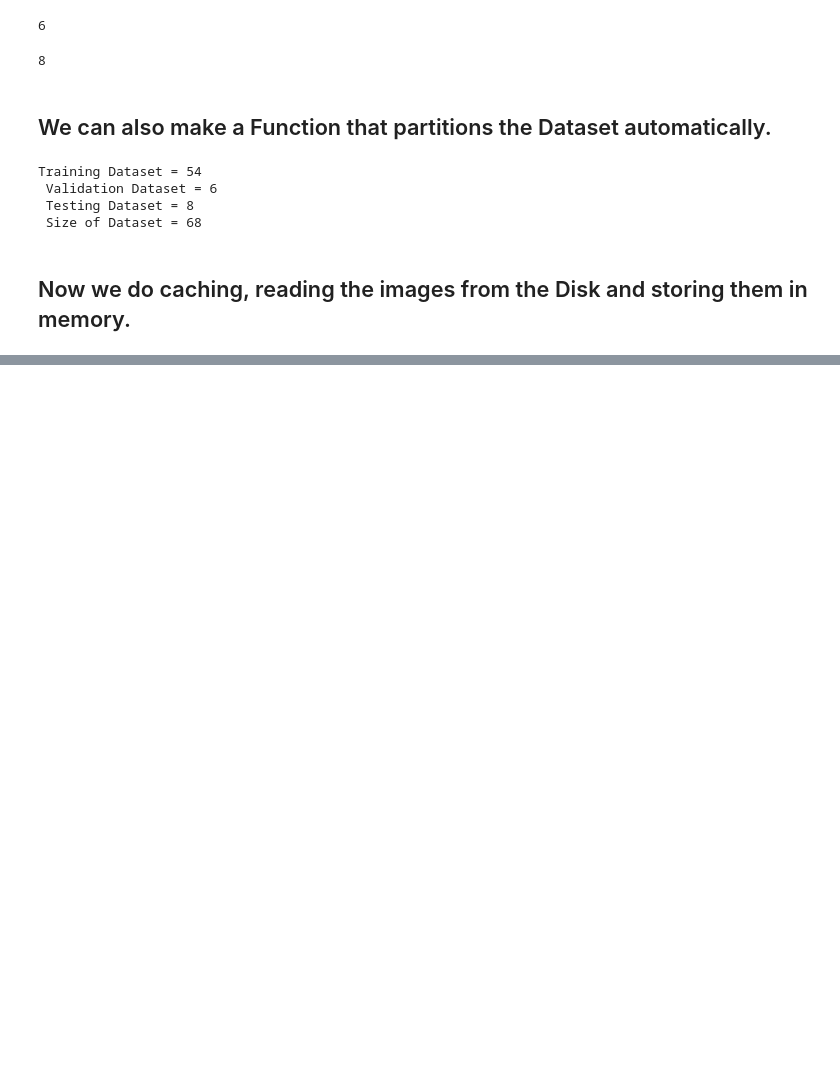
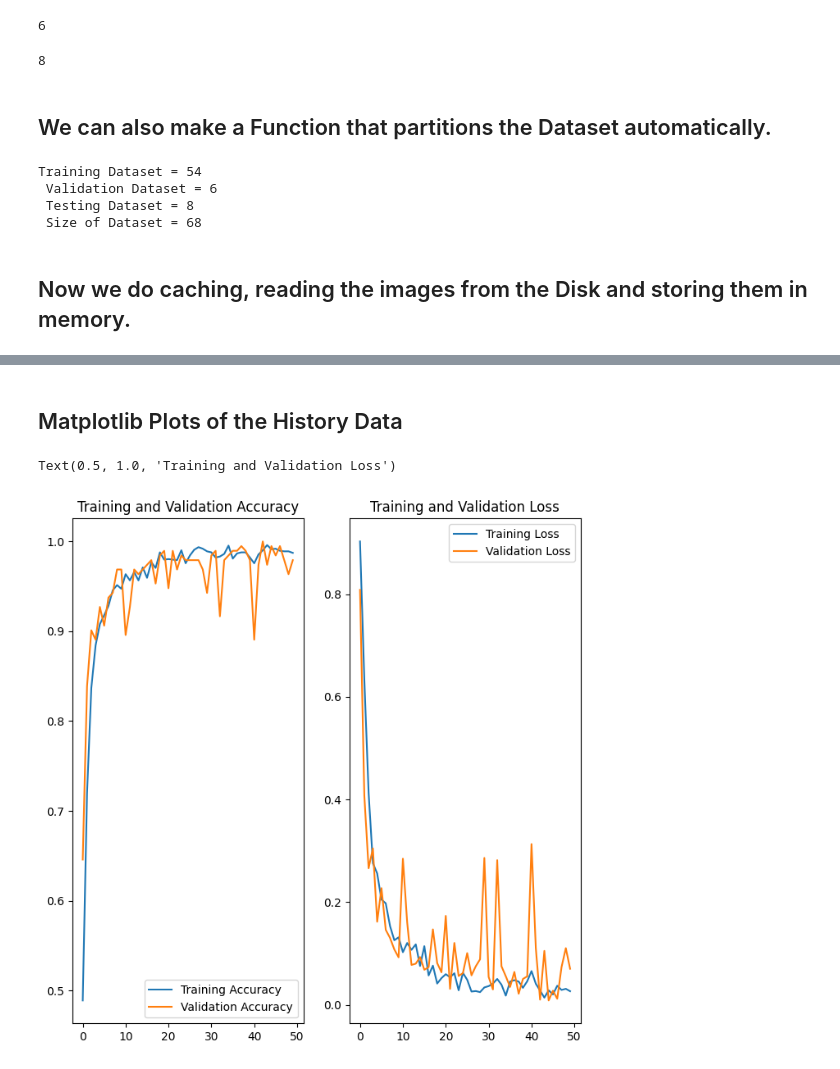
Before and after one commit to M4E5TR0-MUN1R/potato-disease, a Jupyter notebook: training/Potato Training .ipynb, the cells around one changed output, grey strips where cells are left out. Saved outputs shown, nothing was run; the diff lists cells and outputs as text; code cells hidden in the pictures; blank space fills up the shorter version.

```diff
--- a/training/Potato Training .ipynb
+++ b/training/Potato Training .ipynb
@@ -137,0 +156,6 @@ Training Dataset = 54
+# %%
+#And for Data Augmentation
+data_augmentation = tf.keras.Sequential([
+    layers.experimental.preprocessing.RandomFlip("horizontal_and_vertical"),
+    layers.experimental.preprocessing.RandomRotation(0.2)
+])
@@ -137,0 +216,6 @@ Training Dataset = 54
+# %%
+model.compile(
+    optimizer = 'adam',
+    loss = tf.keras.losses.SparseCategoricalCrossentropy(from_logits=False),
+    metrics=['accuracy']
+)
@@ -137,0 +224,9 @@ Training Dataset = 54
+# %%
+history = model.fit(
+    train_ds,
+    epochs = EPOCHS,
+    batch_size = BATCH_SIZE,
+    verbose = 1,
+    #Validation data is used in each Epoch to track accuracy during training!
+    validation_data = val_ds
+)
@@ -137,0 +291,27 @@ Training Dataset = 54
+# %%
+#We can then store the lists from the history dictionary and use them to make plots.
+loss = history.history['loss']
+acc = history.history['accuracy']
+val_loss = history.history['val_loss']
+val_acc = history.history['val_accuracy']
+# %% [markdown]
+## Matplotlib Plots of the History Data
+# %%
+#Matplot lib plots can be used to determine how many EPOCHS were required to give the best accuracy.
+#The Accuracy Chart
+plt.figure(figsize=(8, 8))
+plt.subplot(1, 2, 1)
+plt.plot(range(EPOCHS), acc, label = 'Training Accuracy')
+plt.plot(range(EPOCHS), val_acc, label = 'Validation Accuracy')
+plt.legend(loc = 'lower right')
+plt.title('Training and Validation Accuracy')
+
+#The loss Chart
+plt.subplot(1, 2, 2)
+plt.plot(range(EPOCHS), loss, label = 'Training Loss')
+plt.plot(range(EPOCHS), val_loss, label = 'Validation Loss')
+plt.legend(loc = 'upper right')
+plt.title('Training and Validation Loss')
+# %% [output]
+Text(0.5, 1.0, 'Training and Validation Loss')
+[figure, added]
```
Also changed, not shown: parts of 33 cells of this notebook, 2 other files.
